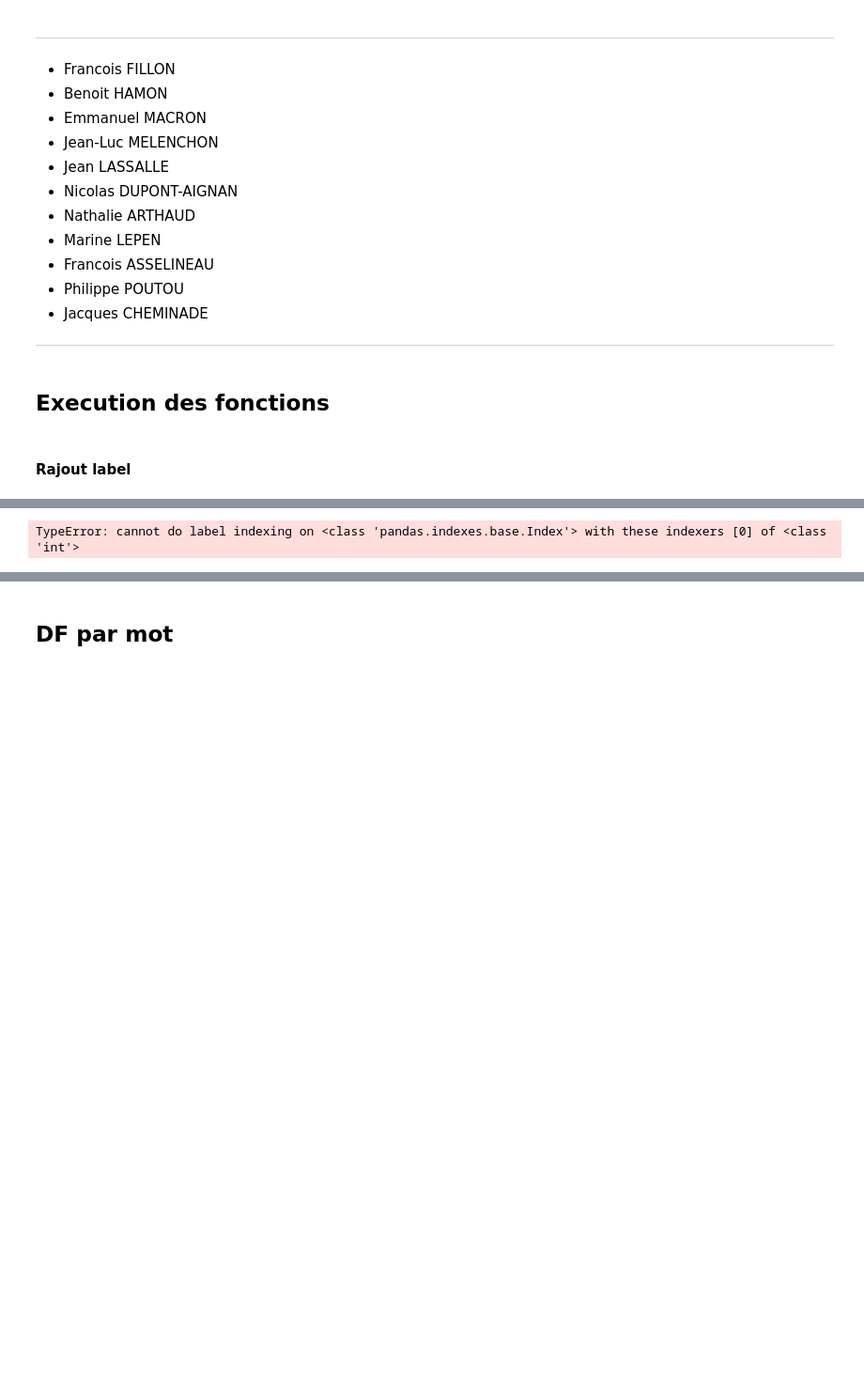
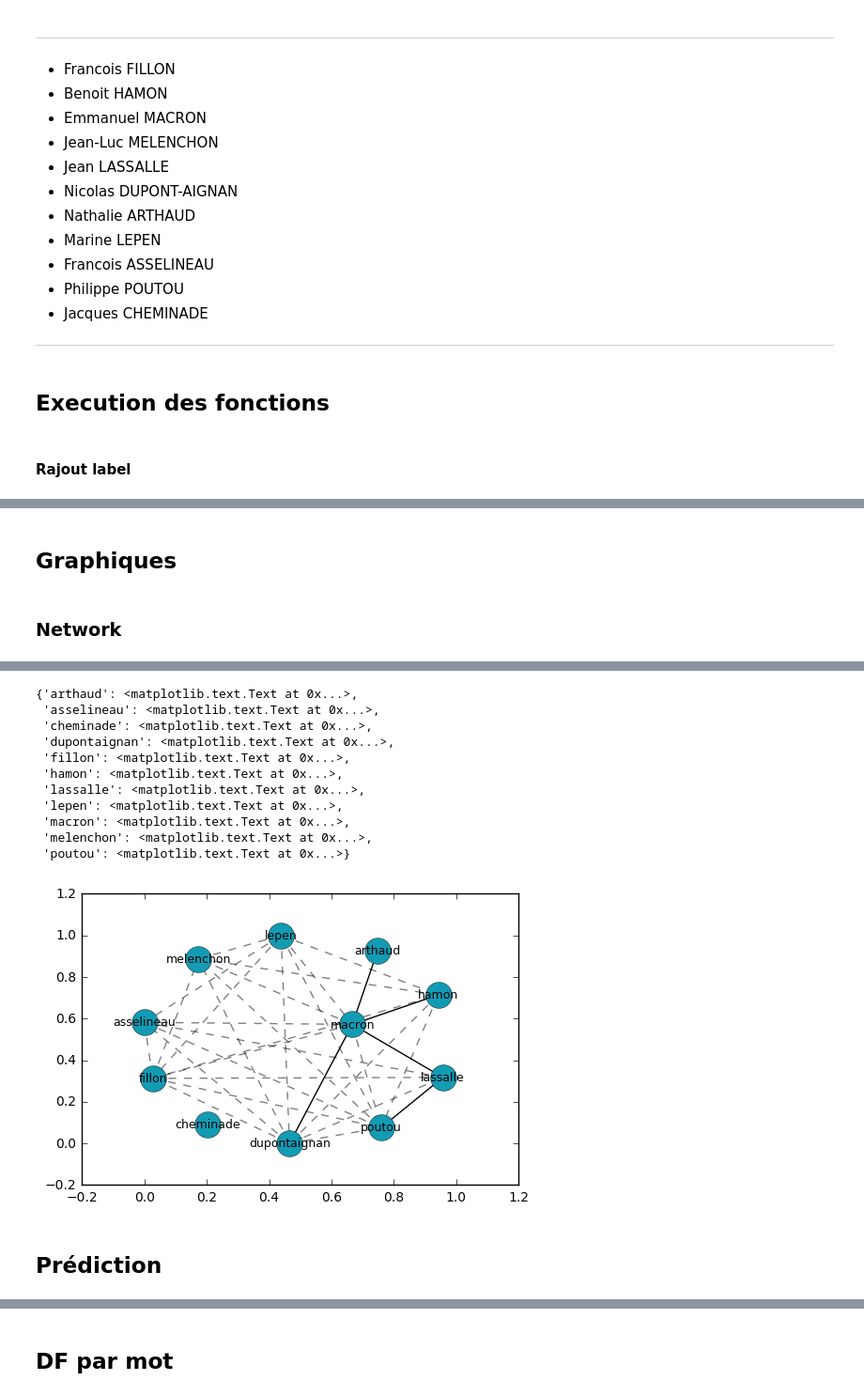
Before and after one commit to olabayle/site_sara, a Jupyter notebook: v0/script_prediction_election.ipynb, the cells around one changed output, grey strips where cells are left out. Shown at 94% size. Drawn from its saved outputs; the diff is of its cells as text; code cells hidden in the pictures; blank space fills up the shorter version.

```diff
--- a/v0/script_prediction_election.ipynb
+++ b/v0/script_prediction_election.ipynb
@@ -204,6 +204,8 @@ def process_tweet(file_name):
     tweets['melenchon'] = tweets['text'].apply(lambda line: presence_candidats(line,melenchon))
     tweets['poutou'] = tweets['text'].apply(lambda line: presence_candidats(line,poutou))
 
+    tweets['nb_candidat']=tweets['asselineau']+tweets['arthaud']+tweets['cheminade']+tweets['dupontaignan']+tweets['fillon']+tweets['hamon']+tweets['lassalle']+tweets['lepen']+tweets['macron']+tweets['melenchon']+tweets['poutou']
+
     return tweets
 # %%
 tweets_mars=process_tweet('twitter_data')
@@ -244,3 +222,7 @@ Edges of graph:
+# %% [markdown]
+## Graphiques
+# %% [markdown]
+### Network
 # %%
 network=pd.DataFrame()
 for c in candidats:
@@ -262,9 +244,3 @@ network
 | macron | 4 | 10 | 0 | 32 | 167 | 92 | 4 | 110 | 1801 | 76 | ... |
 | melenchon | 0 | 0 | 0 | 1 | 342 | 52 | 0 | 59 | 76 | 1031 | ... |
 | poutou | 5 | 0 | 0 | 4 | 1 | 1 | 4 | 3 | 66 | 1 | ... |
-# %%
-for i in range(0,11) :
-    for j in range((i+1),11):
-        print(i,' ',j,' ',network.loc[i,j])
-# %% [output]
-TypeError: cannot do label indexing on <class 'pandas.indexes.base.Index'> with these indexers [0] of <class 'int'>
@@ -280,2 +247,47 @@ for i in listei:
+# %%
+import networkx as nx
+
+candidats=['asselineau','arthaud','cheminade','dupontaignan','fillon','hamon','lassalle','lepen','macron','melenchon','poutou']
+
+G=nx.Graph()
+G.add_nodes_from(candidats)
+
+for i in range(0,11) :
+    for j in range((i+1),11):
+        c1=candidats[i]
+        c2=candidats[j]
+        w=network.iloc[i,j]/network.iloc[i].sum()
+
+        if w>0:
+            G.add_edge(c1,c2,weight=w)
+
+elarge=[(u,v) for (u,v,d) in G.edges(data=True) if d['weight'] >0.1]
+esmall=[(u,v) for (u,v,d) in G.edges(data=True) if d['weight'] <=0.1]
+
+pos=nx.spring_layout(G) # positions for all nodes
+
+nx.draw_networkx_nodes(G,pos,node_size=400,node_color='#139BB4',node_shape='o',linewidths=0.3)
+
+nx.draw_networkx_edges(G,pos,edgelist=elarge,
+                    width=1)
+nx.draw_networkx_edges(G,pos,edgelist=esmall,
+                    width=1,alpha=0.5,style='dashed')
+
+nx.draw_networkx_labels(G,pos,font_size=9,font_family='sans-serif',font_weight='medium')
+# %% [output]
+{'arthaud': <matplotlib.text.Text at 0x...>,
+ 'asselineau': <matplotlib.text.Text at 0x...>,
+ 'cheminade': <matplotlib.text.Text at 0x...>,
+ 'dupontaignan': <matplotlib.text.Text at 0x...>,
+ 'fillon': <matplotlib.text.Text at 0x...>,
+ 'hamon': <matplotlib.text.Text at 0x...>,
+ 'lassalle': <matplotlib.text.Text at 0x...>,
+ 'lepen': <matplotlib.text.Text at 0x...>,
+ 'macron': <matplotlib.text.Text at 0x...>,
+ 'melenchon': <matplotlib.text.Text at 0x...>,
+ 'poutou': <matplotlib.text.Text at 0x...>}
+[figure, added]
+# %% [markdown]
+## Prédiction
 # %%
 from collections import Counter
```
Also changed, not shown: parts of 11 cells of this notebook.
